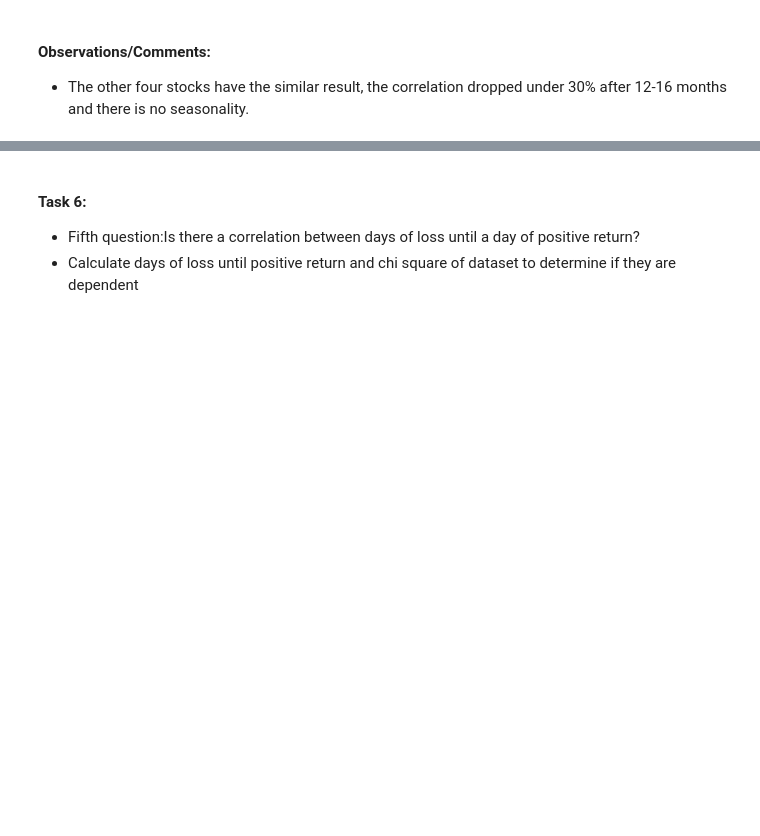
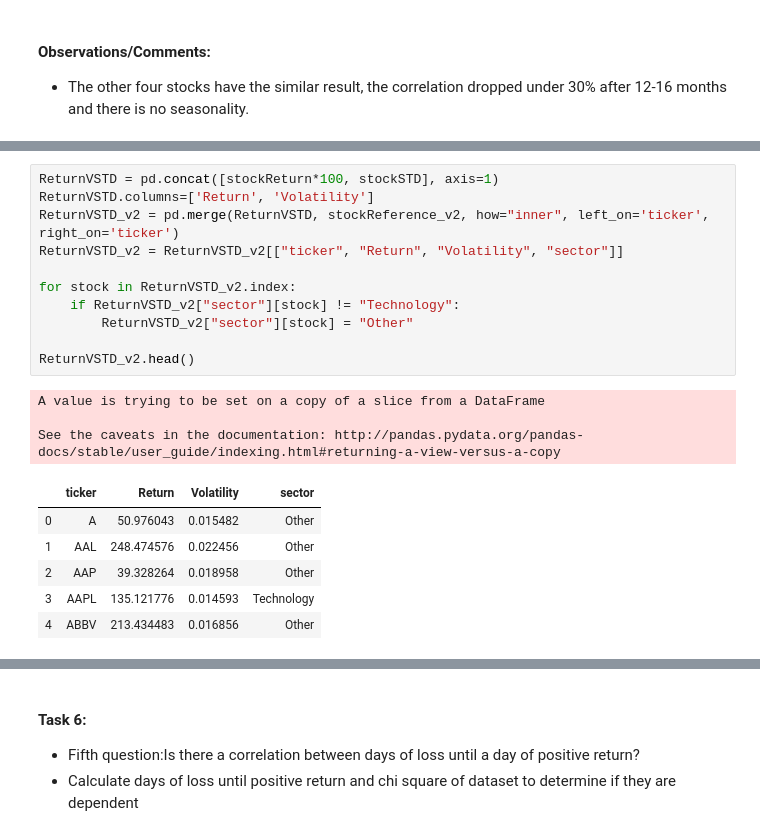
Before and after one commit to ProjectTeam4/ProjectTeam4.github.io, a Jupyter notebook: Code_Update_S&P_500_Stock_Analysis_Is_Technology_the_Right_Investment_for_the_Future.ipynb, the cells around one changed output, grey strips where cells are left out. Drawn from its saved outputs; the diff is of its cells as text; blank space fills up the shorter version.

```diff
--- a/Code_Update_S&P_500_Stock_Analysis_Is_Technology_the_Right_Investment_for_the_Future.ipynb
+++ b/Code_Update_S&P_500_Stock_Analysis_Is_Technology_the_Right_Investment_for_the_Future.ipynb
@@ -1065,0 +1115,21 @@ plt.figure()
+# %%
+ReturnVSTD = pd.concat([stockReturn*100, stockSTD], axis=1)
+ReturnVSTD.columns=['Return', 'Volatility']
+ReturnVSTD_v2 = pd.merge(ReturnVSTD, stockReference_v2, how="inner", left_on='ticker', right_on='ticker')
+ReturnVSTD_v2 = ReturnVSTD_v2[["ticker", "Return", "Volatility", "sector"]]
+
+for stock in ReturnVSTD_v2.index:
+    if ReturnVSTD_v2["sector"][stock] != "Technology":
+        ReturnVSTD_v2["sector"][stock] = "Other"
+
+ReturnVSTD_v2.head()
+# %% [output]
+A value is trying to be set on a copy of a slice from a DataFrame
+
+See the caveats in the documentation: http://pandas.pydata.org/pandas-docs/stable/user_guide/indexing.html#returning-a-view-versus-a-copy
+|  | ticker | Return | Volatility | sector |
+| 0 | A | 50.976043 | 0.015482 | Other |
+| 1 | AAL | 248.474576 | 0.022456 | Other |
+| 2 | AAP | 39.328264 | 0.018958 | Other |
+| 3 | AAPL | 135.121776 | 0.014593 | Technology |
+| 4 | ABBV | 213.434483 | 0.016856 | Other |
```
Also changed, not shown: parts of 17 cells of this notebook.
